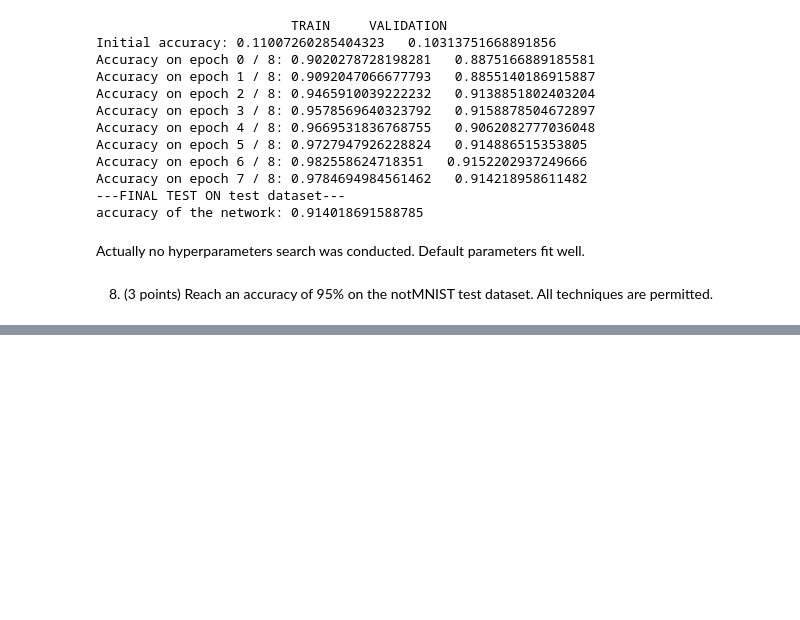
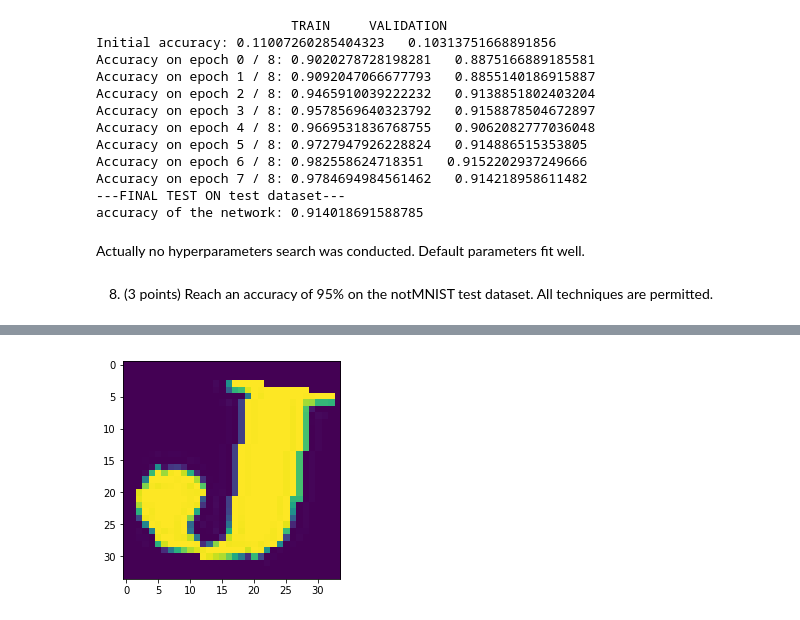
Before and after one commit to RamSaw/MachineLearning, a Jupyter notebook: hw02/hw02.ipynb, the cells around one changed output, grey strips where cells are left out. Cells and saved outputs as stored; diff of their text form; code cells hidden in the pictures; blank space fills up the shorter version.

```diff
--- a/hw02/hw02.ipynb
+++ b/hw02/hw02.ipynb
@@ -788,18 +750,81 @@ accuracy of the network: 0.9158878504672897
 # %%
-torch.manual_seed(global_random_seed)
-torch.backends.cudnn.deterministic = True
-torch.backends.cudnn.benchmark = False
-np.random.seed(global_random_seed)
+def main_experiment():
+    import torch
+    import torch.nn as nn
+    import torch.nn.functional as F
+    import torch.optim as optim
 
-import torchvision.transforms as transforms
-item_to_print = 11
-notMnist_transformed = notMNIST(dataset_root + 'notMNIST_small', transforms.Compose([transforms.ToTensor()]))
-print("Size of notMNIST_tranformed: " + str(len(notMnist_transformed)))
-print("Unique labels " + str(len(notMnist_transformed.get_unique_labels())) + ": " + str(notMnist_transformed.get_unique_labels()))
-print(str(item_to_print) + " image in mnist")
-print("Image size: " + str(notMnist_transformed[item_to_print - 1][0].shape))
-print("Label: " + str(notMnist_transformed[item_to_print - 1][1]) + ", origin label: " +
-      str(notMnist_transformed.get_origin_label(item_to_print - 1)))
-plt.imshow(notMnist_transformed[item_to_print - 1][0][0])
+    torch.manual_seed(global_random_seed)
+    torch.backends.cudnn.deterministic = True
+    torch.backends.cudnn.benchmark = False
+    np.random.seed(global_random_seed)
+
+    import torchvision.transforms as transforms
+    item_to_print = 11
+    notMnist_transformed = notMNIST(dataset_root + 'notMNIST_small',
+                                    transforms.Compose([transforms.Pad(3),
+                                                        transforms.RandomRotation(15),
+                                                        transforms.ToTensor(), transforms.Normalize([0], [1])]))
+    print("Size of notMNIST_tranformed: " + str(len(notMnist_transformed)))
+    print("Unique labels " + str(len(notMnist_transformed.get_unique_labels())) + ": " + str(notMnist_transformed.get_unique_labels()))
+    print(str(item_to_print) + " image in mnist")
+    print("Image size: " + str(notMnist_transformed[item_to_print - 1][0].shape))
+    print("Label: " + str(notMnist_transformed[item_to_print - 1][1]) + ", origin label: " +
+          str(notMnist_transformed.get_origin_label(item_to_print - 1)))
+    plt.imshow(notMnist_transformed[item_to_print - 1][0][0])
+    plt.show()
+    notMnist_transformed_train, notMnist_transformed_test = torch.utils.data.random_split(notMnist_transformed,
+                                                                                          [int(0.8 * len(notMnist_transformed)),
+                                                                                           len(notMnist_transformed) - int(0.8 * len(notMnist_transformed))])
+    print("Size of notMnist train/test: " + str(len(notMnist_transformed_train)) + "/" + str(len(notMnist_transformed_test)))
+    class Net(nn.Module):
+        def __init__(self):
+            super(Net, self).__init__()
+            self.conv1 = nn.Conv2d(1, 32, 5)
+            self.pool = nn.MaxPool2d(2, 2)
+            self.conv2 = nn.Conv2d(32, 64, 5)
+            self.fc1 = nn.Linear(1600, 120)
+            self.fc2 = nn.Linear(120, 84)
+            self.fc3 = nn.Linear(84, 10)
+
+        def forward(self, x):
+            x = self.pool(F.relu(self.conv1(x)))
+            x = self.pool(F.relu(self.conv2(x)))
+            x = x.view(-1, self.num_flat_features(x))
+            x = F.relu(self.fc1(x))
+            x = F.relu(self.fc2(x))
+            x = self.fc3(x)
+            return x
+
+        def num_flat_features(self, x):
+            size = x.size()[1:]  # all dimensions except the batch dimension
+            num_features = 1
+            for s in size:
+                num_features *= s
+            return num_features
+
+    config = {
+        'epochs': 24,
+        'batch_size': 32,
+        'criterion': nn.CrossEntropyLoss,
+        'weight_decay': 1e-6,
+        'optimizer': optim.Adam,
+        'lr': 0.001,
+        'shuffle': True,
+        'validate_on_train': True
+    }
+    nonlins = [nn.ReLU() for i in range(5)]
+    model = Net()
+    train_model(model, notMnist_transformed_train, config)
+
+    print("---FINAL TEST ON test dataset---")
+    from torch.utils.data import DataLoader
+    notMnist_transformed_test_dataloader = DataLoader(
+            notMnist_transformed_test,
+            batch_size=config['batch_size'], num_workers=3
+    )
+    print("accuracy of the network: " + str(score_model(model, notMnist_transformed_test_dataloader)))
+
+main_experiment()
 # %% [output]
 Size of notMNIST_tranformed: 18724
@@ -809 +834,2 @@ Image size: torch.Size([1, 28, 28])
 Label: tensor(9), origin label: J
+[figure, new version]
```
Also changed, not shown: parts of 11 cells of this notebook.
